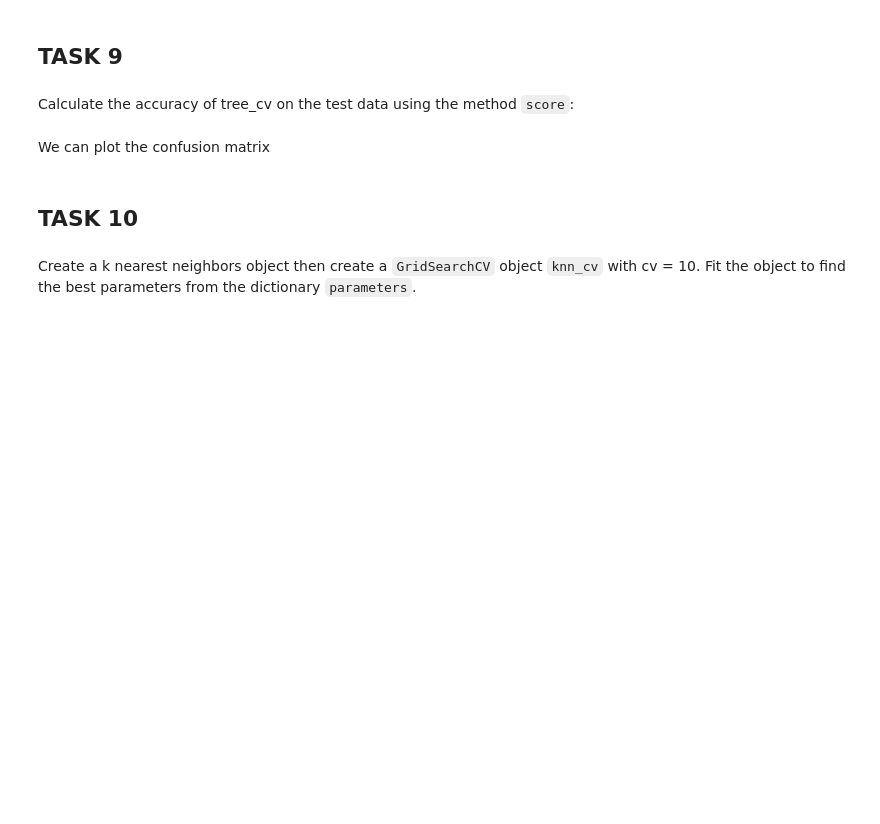
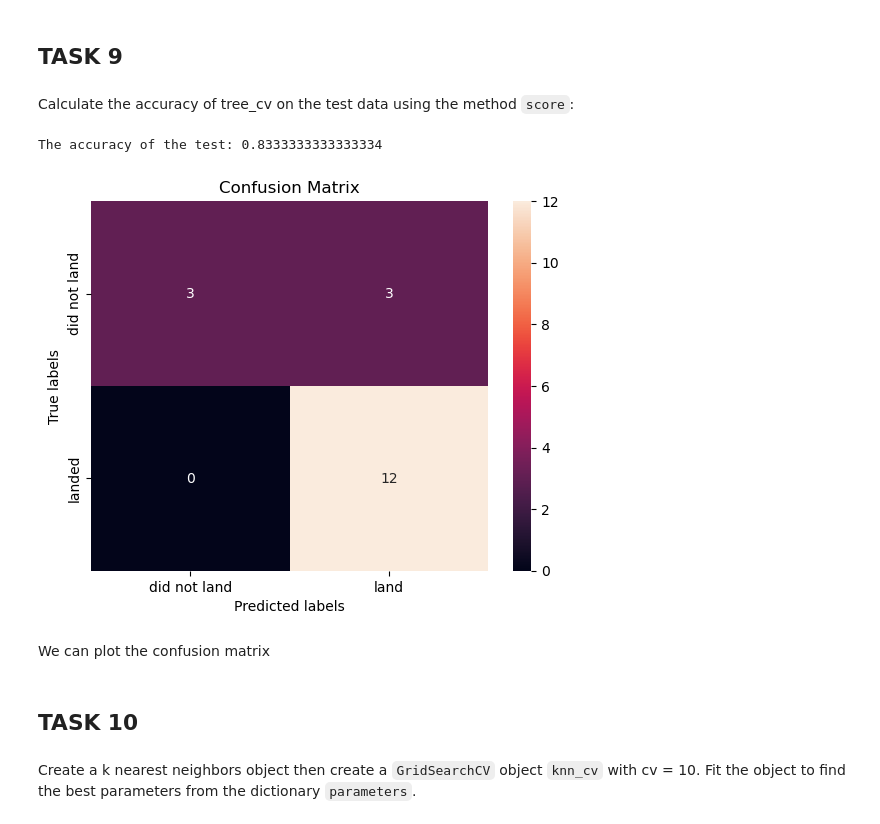
Before and after one commit to ValeriaMalin/IBM_Capstone_Project_SpaceX_Falcon9, a Jupyter notebook: SpaceX_Machine_Learning_Prediction_Part_5.jupyterlite.ipynb, the cells around one changed output. Drawn from its saved outputs; the diff is of its cells as text; code cells hidden in the pictures; blank space fills up the shorter version.

```diff
--- a/SpaceX_Machine_Learning_Prediction_Part_5.jupyterlite.ipynb
+++ b/SpaceX_Machine_Learning_Prediction_Part_5.jupyterlite.ipynb
@@ -208,3 +260,6 @@ parameters = {'criterion': ['gini', 'entropy'],
      'min_samples_split': [2, 5, 10]}
 
 tree = DecisionTreeClassifier()
+# %%
+dt_grid_search=GridSearchCV(tree, parameters, cv=10)
+dt_grid_search.fit(X_train, Y_train)
@@ -215,5 +298,13 @@ print("accuracy :",tree_cv.best_score_)
 ## TASK  9
 # %% [markdown]
 Calculate the accuracy of tree_cv on the test data using the method <code>score</code>:
+# %%
+print('The accuracy of the test:', dt_grid_search.score(X_test,Y_test))
+
+yhat=dt_grid_search.predict(X_test)
+plot_confusion_matrix(Y_test,yhat)
+# %% [output]
+The accuracy of the test: 0.8333333333333334
+[figure, added]
 # %% [markdown]
 We can plot the confusion matrix
```
Also changed, not shown: parts of 28 cells of this notebook.
